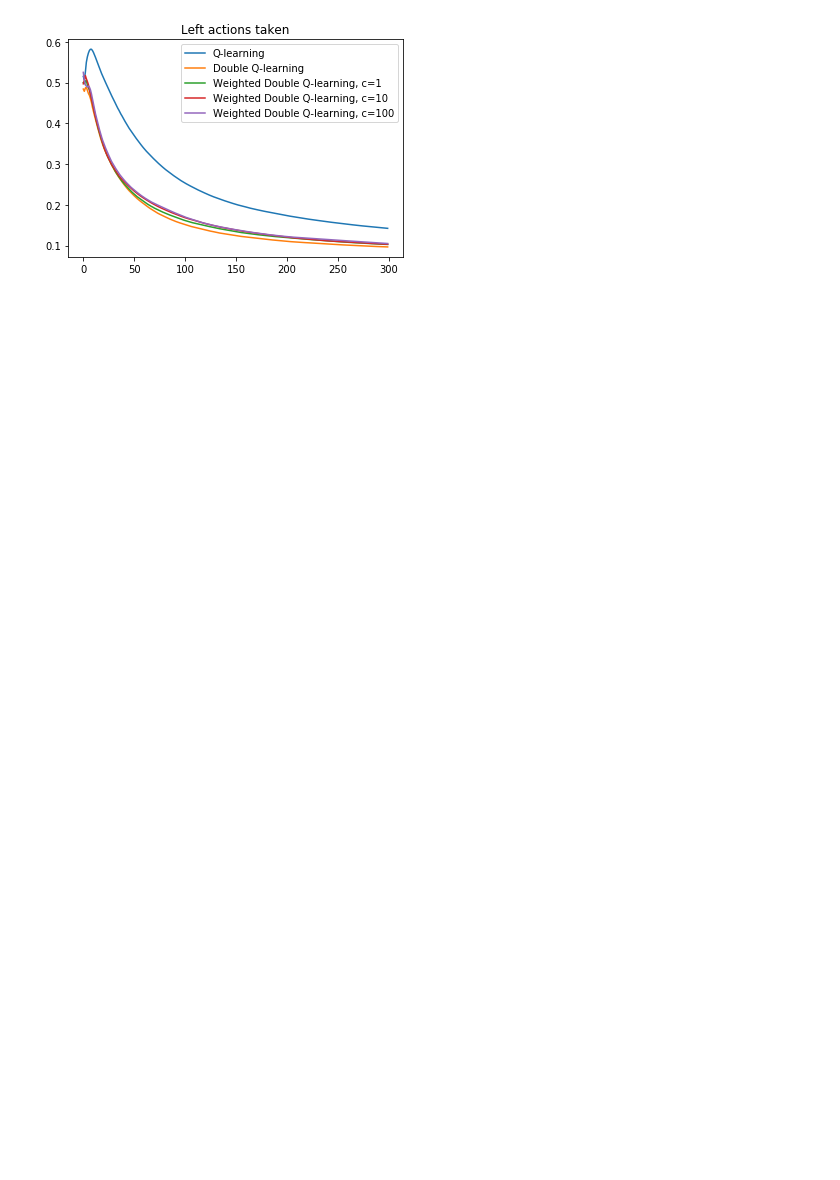
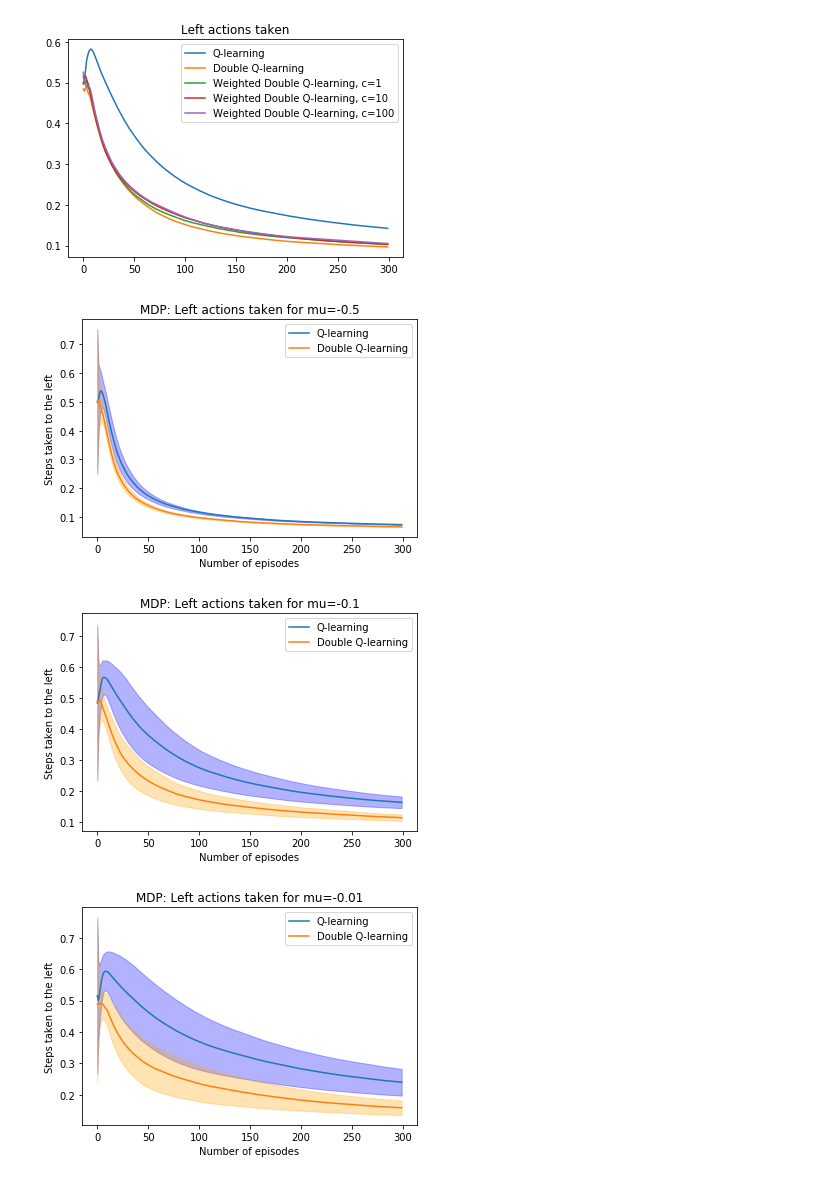
Before and after one commit to rubenpolak/rl_project, a Jupyter notebook: s&b_example6.7.ipynb, the cells around one changed output. Drawn from its saved outputs; the diff is of its cells as text; code cells hidden in the pictures; blank space fills up the shorter version.

```diff
--- a/s&b_example6.7.ipynb
+++ b/s&b_example6.7.ipynb
@@ -21,12 +21,12 @@ class ExampleMDP(object):
            <---           a=0           a=1
     """
 
-    def __init__(self):
+    def __init__(self, mean=-0.1):
 
         self.P = {0 : {0 : (1.0, 0, 0.0, True),
                        1 : (1.0, 0, 0.0, True)
                       },
-                  1 : {i : (1.0, 0, np.random.normal(-0.1, 1), False) for i in range(100)
+                  1 : {i : (1.0, 0, np.random.normal(mean, 1), False) for i in range(100)
                       },
                   2 : {0 : (1.0, 1, 0.0, False),
                        1 : (1.0, 3, 0.0, False)
@@ -136,7 +136,7 @@ def make_epsilon_greedy_double_q_policy(Q1, Q2, epsilon, nA):
 
     return policy_fn
 # %%
-def q_learning(env, num_episodes, discount_factor=1.0, alpha=0.1, epsilon=0.1, Q=None):
+def q_learning(env, num_episodes, mean=-0.1, discount_factor=1.0, alpha=0.1, epsilon=0.1, Q=None):
     """
     Q-Learning algorithm: Off-policy TD control. Finds the optimal greedy policy
     while following an epsilon-greedy policy
@@ -200,7 +200,7 @@ def q_learning(env, num_episodes, discount_factor=1.0, alpha=0.1, epsilon=0.1, Q
         stats.append((action_left / (i_episode+1), i_episode))
     return Q, zip(*stats)
 # %%
-def double_q_learning(env, num_episodes, discount_factor=1.0, alpha=0.1, epsilon=0.1, Q1=None, Q2=None):
+def double_q_learning(env, num_episodes, mean=-0.1, discount_factor=1.0, alpha=0.1, epsilon=0.1, Q1=None, Q2=None):
     """
     Double Q-Learning algorithm: Off-policy TD control. Finds the optimal greedy policy
     while following an epsilon-greedy policy
@@ -396,3 +400,41 @@ plt.legend()
 plt.show()
 # %% [output]
 [figure]
+# %%
+RUNS = 1000
+EPISODES = 300
+means = [-0.5, -0.1, -.01]
+number_of_means = len(means)
+
+q_data = np.zeros((number_of_means, RUNS, EPISODES))
+dq_data = np.zeros((number_of_means, RUNS, EPISODES))
+
+for i in tqdm(range(RUNS)):
+    for j in range(len(means)):
+        env = ExampleMDP(mean=means[j])
+        _, (left_ratio, episode_nr) = q_learning(env, EPISODES)
+        q_data[j, i, :] = left_ratio
+
+        _,_, (left_ratio, episode_nr) = double_q_learning(env, EPISODES)
+        dq_data[j, i, :] = left_ratio
+# %%
+x = np.arange(0,300,1)
+
+for j in range(len(means)):
+    # Plot percentage actions left over episodes:
+    plt.plot(q_data[j].mean(0), label='Q-learning')
+    plt.fill_between(x, q_data[j].mean(0) + q_data[j].var(0), q_data[j].mean(0) - q_data[j].var(0), color='blue', alpha=0.3)
+
+    plt.plot(dq_data[j].mean(0), label='Double Q-learning')
+    plt.fill_between(x, dq_data[j].mean(0) + dq_data[j].var(0), dq_data[j].mean(0) - dq_data[j].var(0), color='orange', alpha=0.3)
+#     plt.plot(dq_data[j].mean(0) + dq_data[j].std(0))
+#     plt.plot(dq_data[j].mean(0) - dq_data[j].std(0))
+    plt.title('MDP: Left actions taken for mu={}'.format(means[j]))
+    plt.xlabel('Number of episodes')
+    plt.ylabel('Steps taken to the left')
+    plt.legend()
+    plt.show()
+# %% [output]
+[figure, added]
+[figure, added]
+[figure, added]
```
Also changed, not shown: parts of 4 cells of this notebook, 1 other file.
